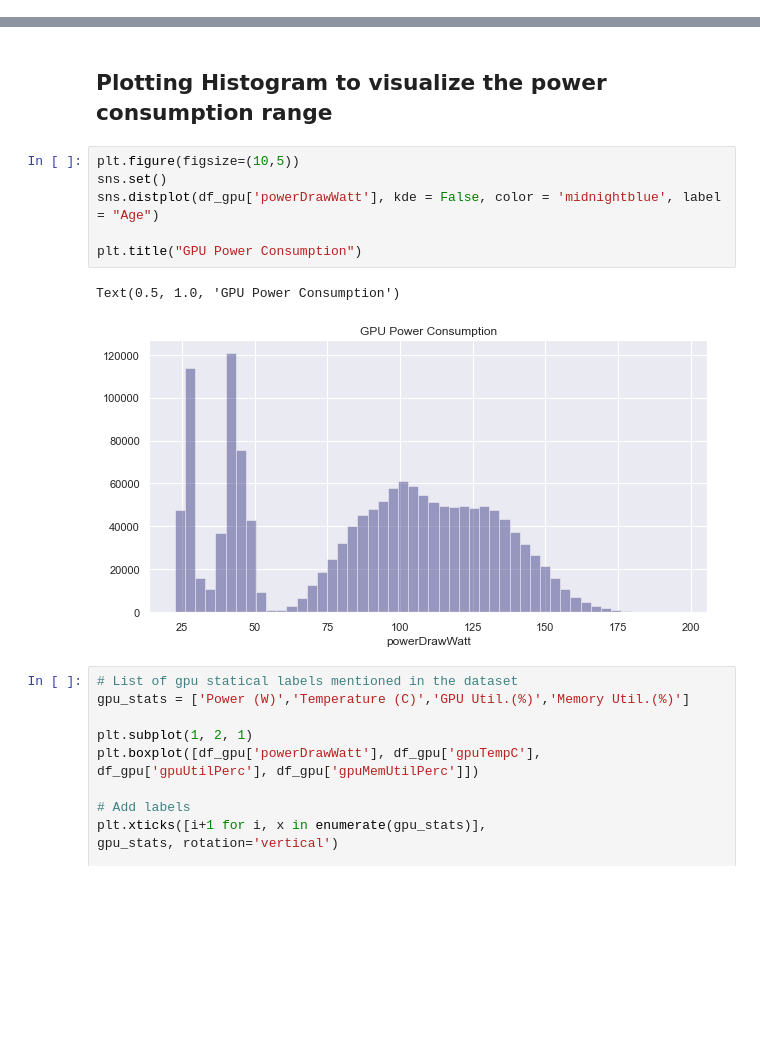
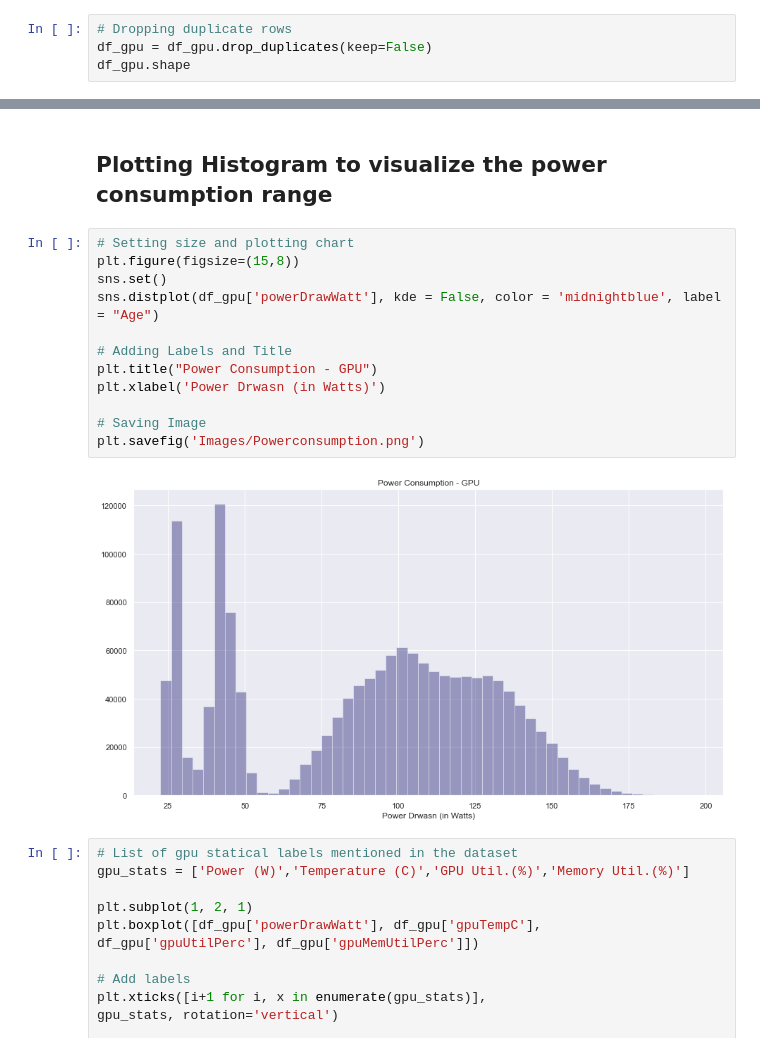
Before and after one commit to Saarge-z/Performance-Evaluation-of-Terapixel-Rendering, a Jupyter notebook: Cloud Project.ipynb, the cells around one changed output, grey strips where cells are left out. Saved outputs shown, nothing was run; the diff lists cells and outputs as text; blank space fills up the shorter version.

Commit message:
Improved plot and addded merge funct

```diff
--- a/Cloud Project.ipynb
+++ b/Cloud Project.ipynb
@@ -35,0 +39,4 @@ df_gpu.shape
+# %%
+# Dropping duplicate rows
+df_gpu = df_gpu.drop_duplicates(keep=False)
+df_gpu.shape
@@ -249,14 +289,19 @@ sns.pairplot(matrix_corr)
 # %% [markdown]
 ## Plotting Histogram to visualize the power consumption range
 # %%
-plt.figure(figsize=(10,5))
+# Setting size and plotting chart
+plt.figure(figsize=(15,8))
 sns.set()
 sns.distplot(df_gpu['powerDrawWatt'], kde = False, color = 'midnightblue', label = "Age")
 
-plt.title("GPU Power Consumption")
+# Adding Labels and Title
+plt.title("Power Consumption - GPU")
+plt.xlabel('Power Drwasn (in Watts)')
+
+# Saving Image
+plt.savefig('Images/Powerconsumption.png')
 # %% [output]
-Text(0.5, 1.0, 'GPU Power Consumption')
-[figure, old version]
+[figure, new version]
 # %%
 # List of gpu statical labels mentioned in the dataset
 gpu_stats = ['Power (W)','Temperature (C)','GPU Util.(%)','Memory Util.(%)']
```
Also changed, not shown: parts of 9 cells of this notebook, 2 other files.
